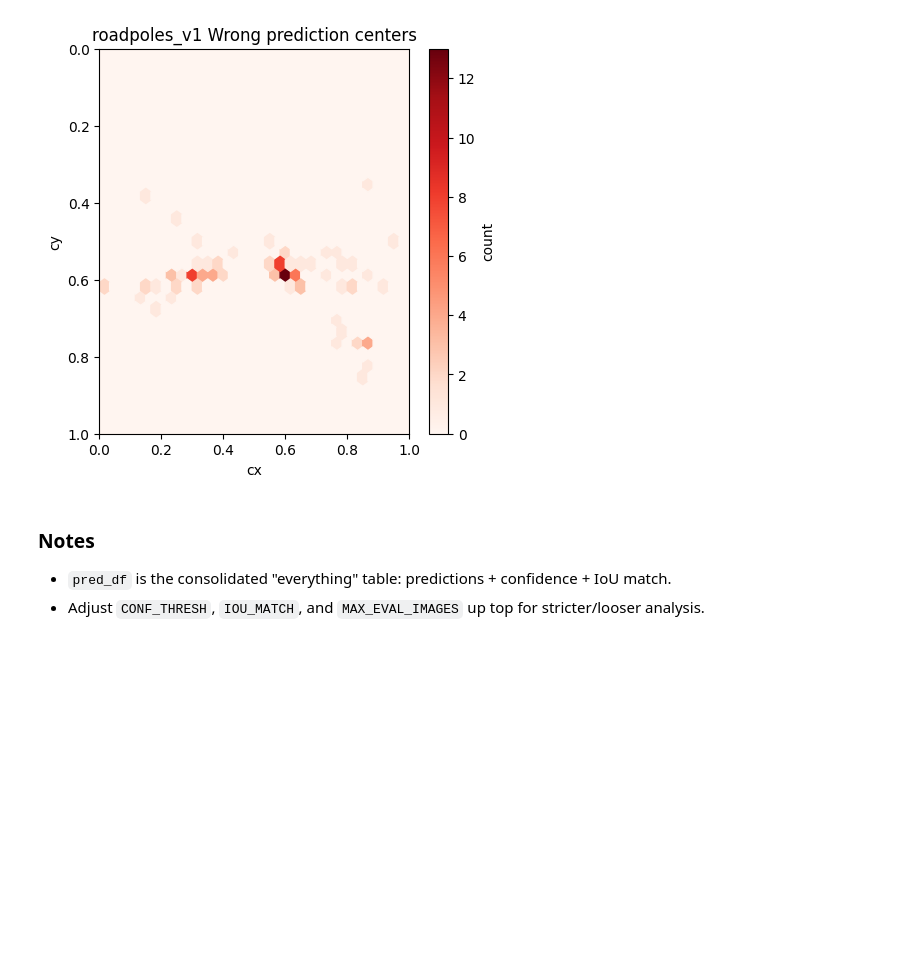
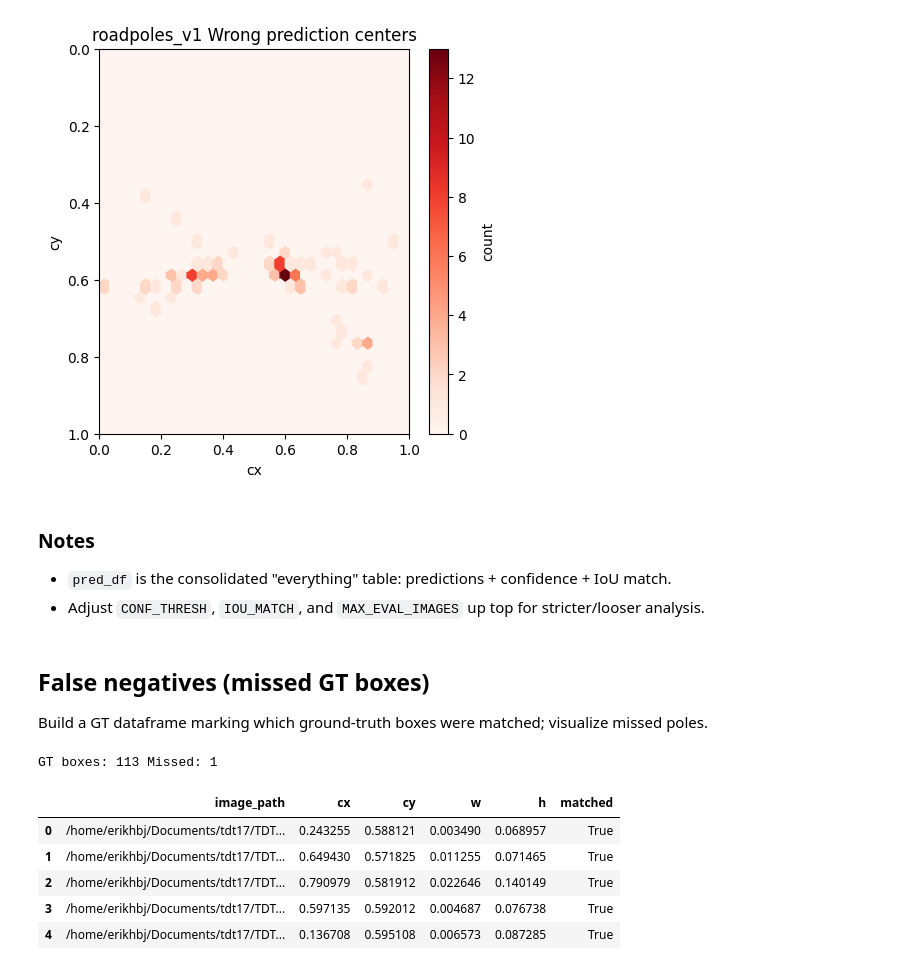
Before and after one commit to HesteBjorn/TDT17-snow-pole-detection, a Jupyter notebook: notebooks/models_exploration.ipynb, the cells around one changed output. Drawn from its saved outputs; the diff is of its cells as text; code cells hidden in the pictures; blank space fills up the shorter version.

```diff
--- a/notebooks/models_exploration.ipynb
+++ b/notebooks/models_exploration.ipynb
@@ -505,3 +494,58 @@ plot_center_heatmap(pred_df[pred_df["hit"] == False], "roadpoles_v1 Wrong predic
 ### Notes
 - `pred_df` is the consolidated "everything" table: predictions + confidence + IoU match.
 - Adjust `CONF_THRESH`, `IOU_MATCH`, and `MAX_EVAL_IMAGES` up top for stricter/looser analysis.
+# %% [markdown]
+## False negatives (missed GT boxes)
+Build a GT dataframe marking which ground-truth boxes were matched; visualize missed poles.
+# %%
+if pred_df.empty:
+    print('No prediction data available to compute false negatives.')
+    gt_miss_df = pd.DataFrame()
+else:
+    gt_records = []
+    dataset_key = getattr(paths, 'dataset_key', None) or infer_dataset_key(paths.dataset_root)
+    val_df_full = load_split_dataframe('valid', dataset_key, paths.dataset_root)
+    # Group GT by image for quick lookup
+    gt_by_image = val_df_full.groupby('image_path')
+    # Build a map of predictions per image
+    preds_group = pred_df.groupby('image_path')
+    for img_path, gt_group in gt_by_image:
+        gt_boxes = [xywh_to_xyxy((r.cx, r.cy, r.w, r.h)) for r in gt_group.itertuples()]
+        matched = set()
+        preds = preds_group.get_group(str(img_path)) if str(img_path) in preds_group.groups else pd.DataFrame()
+        for _, prow in preds.iterrows():
+            px = xywh_to_xyxy((prow.cx, prow.cy, prow.w, prow.h))
+            best_iou = 0.0
+            best_gt = -1
+            for gi, g in enumerate(gt_boxes):
+                i = iou(px, g)
+                if i > best_iou:
+                    best_iou = i
+                    best_gt = gi
+            if best_iou >= IOU_MATCH and best_gt >= 0:
+                matched.add(best_gt)
+        for gi, g in enumerate(gt_boxes):
+            cx = (g[0] + g[2]) / 2
+            cy = (g[1] + g[3]) / 2
+            w = (g[2] - g[0])
+            h = (g[3] - g[1])
+            # Normalize back using image size (already normalized in val_df_full)
+            gt_records.append({
+                'image_path': str(img_path),
+                'cx': cx,
+                'cy': cy,
+                'w': w,
+                'h': h,
+                'matched': gi in matched,
+            })
+    gt_miss_df = pd.DataFrame(gt_records)
+    print('GT boxes:', len(gt_miss_df), 'Missed:', (gt_miss_df['matched'] == False).sum())
+gt_miss_df.head()
+# %% [output]
+GT boxes: 113 Missed: 1
+|  | image_path | cx | cy | w | h | matched |
+| 0 | /home/erikhbj/Documents/tdt17/TDT... | 0.243255 | 0.588121 | 0.003490 | 0.068957 | True |
+| 1 | /home/erikhbj/Documents/tdt17/TDT... | 0.649430 | 0.571825 | 0.011255 | 0.071465 | True |
+| 2 | /home/erikhbj/Documents/tdt17/TDT... | 0.790979 | 0.581912 | 0.022646 | 0.140149 | True |
+| 3 | /home/erikhbj/Documents/tdt17/TDT... | 0.597135 | 0.592012 | 0.004687 | 0.076738 | True |
+| 4 | /home/erikhbj/Documents/tdt17/TDT... | 0.136708 | 0.595108 | 0.006573 | 0.087285 | True |
```
Also changed, not shown: parts of 4 cells of this notebook.
